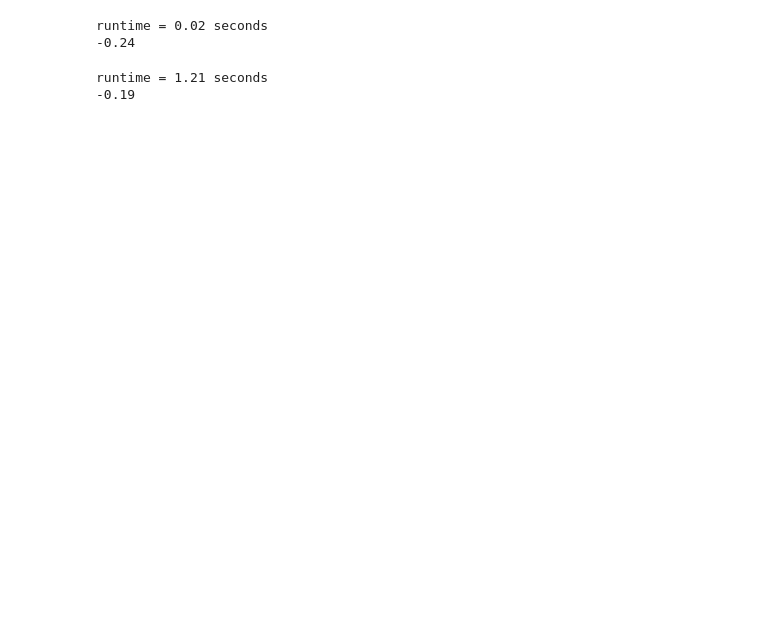
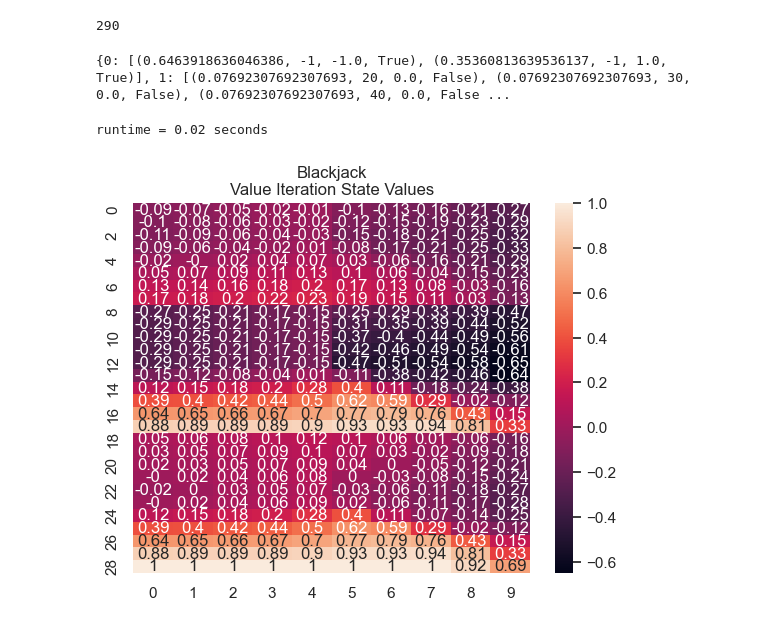
Before and after one commit to neelimaGATech/reinforced_learning, a Jupyter notebook: Blackjack_VIandPI.ipynb, the cells around one changed output. Cells and saved outputs as stored; diff of their text form; code cells hidden in the pictures; blank space fills up the shorter version.

```diff
--- a/Blackjack_VIandPI.ipynb
+++ b/Blackjack_VIandPI.ipynb
@@ -15,22 +35,22 @@ theta=1e-10
+# %%
+len(transition_matrix)
+# %% [output]
+290
+# %%
+print(transition_matrix[0])
+# %% [output]
+{0: [(0.6463918636046386, -1, -1.0, True), (0.35360813639536137, -1, 1.0, True)], 1: [(0.07692307692307693, 20, 0.0, False), (0.07692307692307693, 30, 0.0, False), (0.07692307692307693, 40, 0.0, False ...
+# %%
+gamma_value = 0.7
+n_iters_value=1000
+theta_value=1e-10
 # %%
-base_env = gym.make('Blackjack-v1', render_mode=None)
-blackjack = BlackjackWrapper(base_env)
-
 # run VI
-V, V_track, pi = Planner(blackjack.P).value_iteration(gamma=0.8)
-
-#test policy
-test_scores = TestEnv.test_env(env=blackjack, n_iters=100, render=False, pi=pi, user_input=False)
-print(np.mean(test_scores))
-
-# Q-learning
-Q, V, pi, Q_track, pi_track = RL(blackjack).q_learning()
-
-#test policy
-test_scores = TestEnv.test_env(env=blackjack, n_iters=100, render=False, pi=pi, user_input=False)
-print(np.mean(test_scores))
+V, V_track, pi = Planner(blackjack.P).value_iteration(gamma=gamma_value, n_iters=n_iters_value, theta=theta_value)
 # %% [output]
 runtime = 0.02 seconds
--0.24
-runtime = 1.21 seconds
--0.19
+# %%
+blackjack_map_size=(29, 10)
+Plots.values_heat_map(V, "Blackjack\nValue Iteration State Values", blackjack_map_size)
+# %% [output]
+[figure, added]
```
Also changed, not shown: parts of 32 cells of this notebook, 9 other files.
